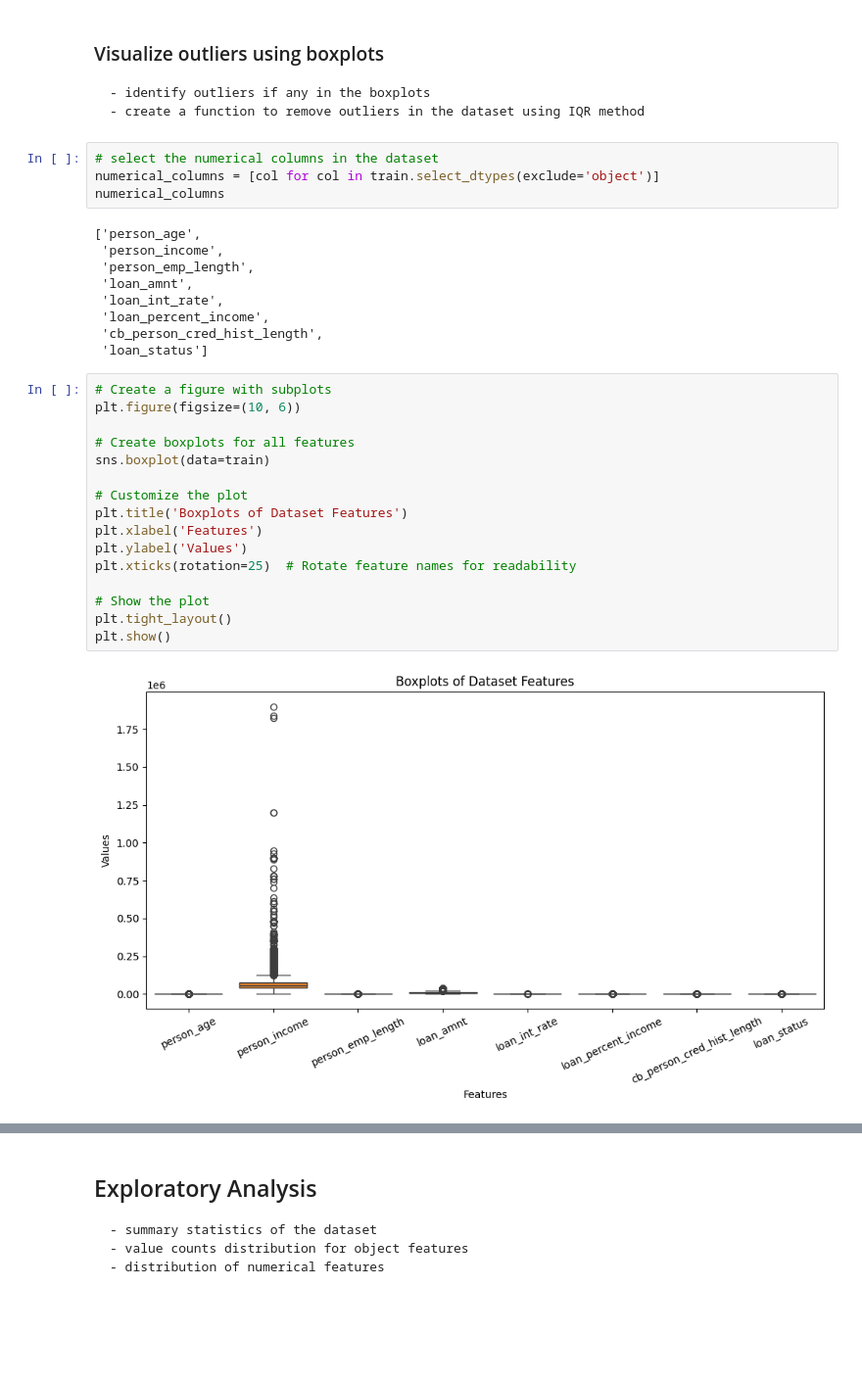
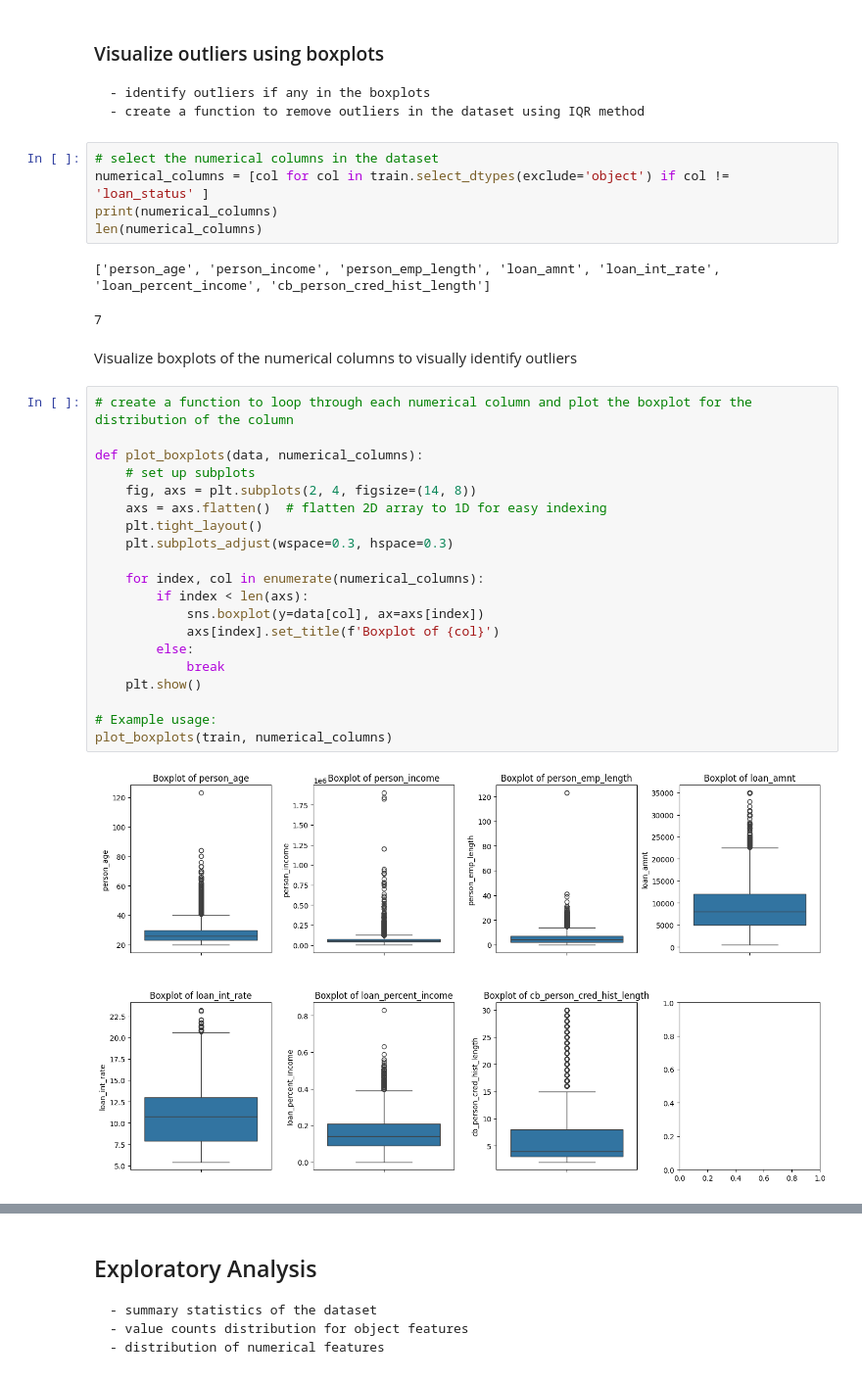
Before and after one commit to Morris-mk/Loan_Approval_Predictor, a Jupyter notebook: project.ipynb, the cells around one changed output, grey strips where cells are left out. Shown: that part at 98% size. Saved outputs shown, nothing was run; the diff lists cells and outputs as text; blank space fills up the shorter version.

```diff
--- a/project.ipynb
+++ b/project.ipynb
@@ -91,32 +91,33 @@ memory usage: 5.8+ MB
     - create a function to remove outliers in the dataset using IQR method
 # %%
 # select the numerical columns in the dataset
-numerical_columns = [col for col in train.select_dtypes(exclude='object')]
-numerical_columns
+numerical_columns = [col for col in train.select_dtypes(exclude='object') if col != 'loan_status' ]
+print(numerical_columns)
+len(numerical_columns)
 # %% [output]
-['person_age',
- 'person_income',
- 'person_emp_length',
- 'loan_amnt',
- 'loan_int_rate',
- 'loan_percent_income',
- 'cb_person_cred_hist_length',
- 'loan_status']
+['person_age', 'person_income', 'person_emp_length', 'loan_amnt', 'loan_int_rate', 'loan_percent_income', 'cb_person_cred_hist_length']
+7
-# %%
-# Create a figure with subplots
-plt.figure(figsize=(10, 6))
-
-# Create boxplots for all features
-sns.boxplot(data=train)
-
-# Customize the plot
-plt.title('Boxplots of Dataset Features')
-plt.xlabel('Features')
-plt.ylabel('Values')
-plt.xticks(rotation=25)  # Rotate feature names for readability
-
-# Show the plot
-plt.tight_layout()
-plt.show()
-# %% [output]
-[figure, removed]
+# %% [markdown]
+Visualize boxplots of the numerical columns to visually identify outliers
+# %%
+# create a function to loop through each numerical column and plot the boxplot for the distribution of the column
+
+def plot_boxplots(data, numerical_columns):
+    # set up subplots
+    fig, axs = plt.subplots(2, 4, figsize=(14, 8))
+    axs = axs.flatten()  # flatten 2D array to 1D for easy indexing
+    plt.tight_layout()
+    plt.subplots_adjust(wspace=0.3, hspace=0.3)
+
+    for index, col in enumerate(numerical_columns):
+        if index < len(axs):
+            sns.boxplot(y=data[col], ax=axs[index])
+            axs[index].set_title(f'Boxplot of {col}')
+        else:
+            break
+    plt.show()
+
+# Example usage:
+plot_boxplots(train, numerical_columns)
+# %% [output]
+[figure, added]
```
Also changed, not shown: parts of 8 cells of this notebook.
